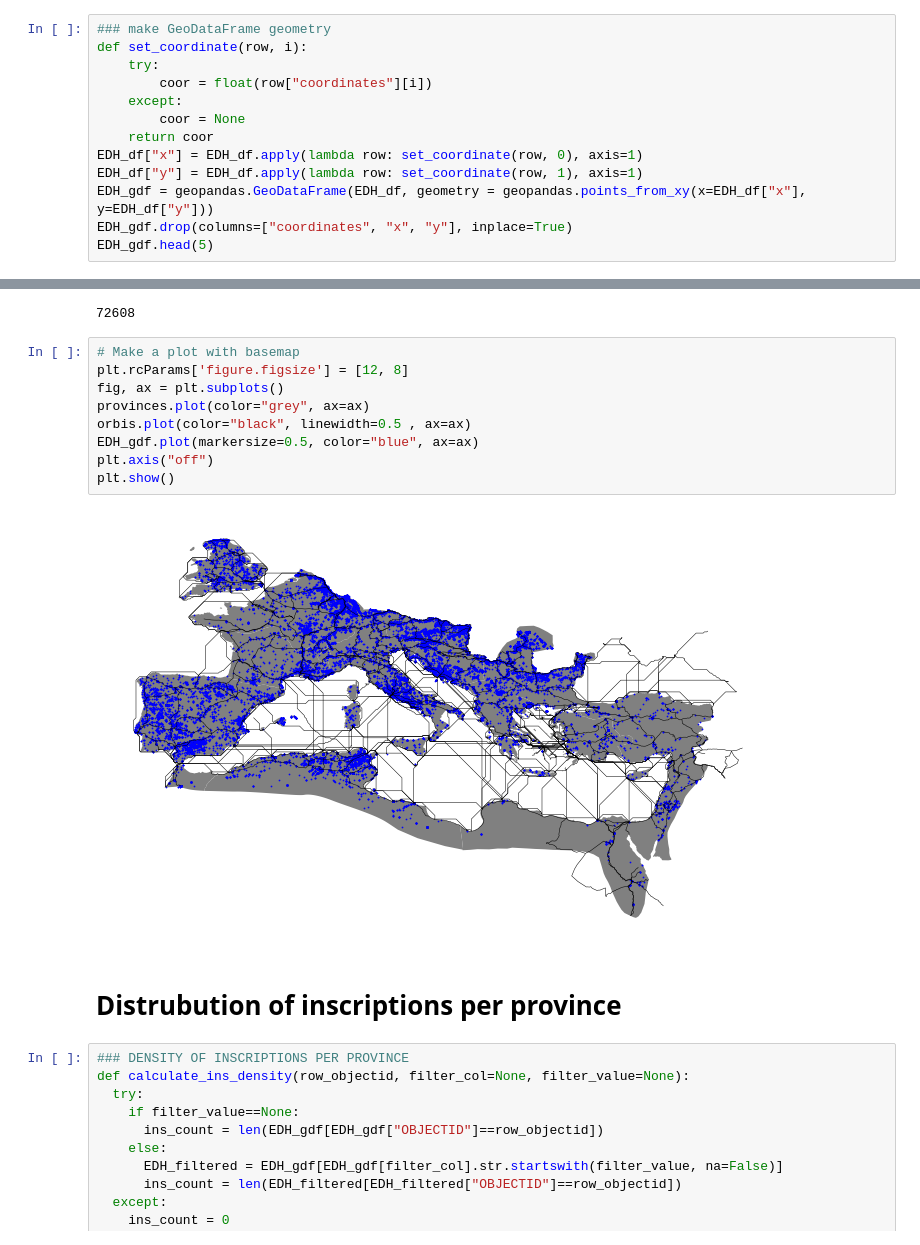
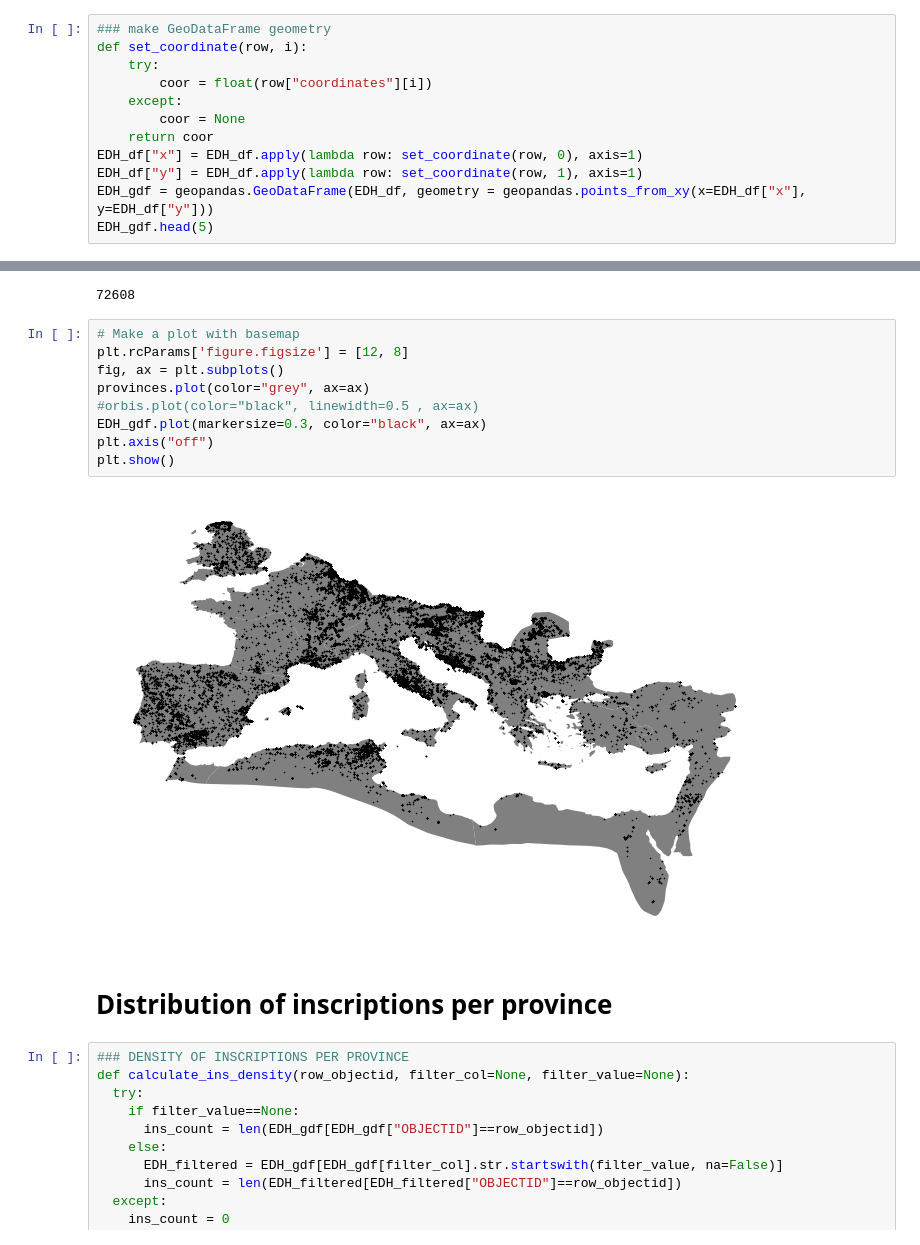
Before and after one commit to sdam-au/EDH_exploration, a Jupyter notebook: scripts/py_SPATIAL_ANALYSIS.ipynb, the cells around one changed output, grey strips where cells are left out. Drawn from its saved outputs; the diff is of its cells as text.

```diff
--- a/scripts/py_SPATIAL_ANALYSIS.ipynb
+++ b/scripts/py_SPATIAL_ANALYSIS.ipynb
@@ -176,7 +179,6 @@ def set_coordinate(row, i):
 EDH_df["x"] = EDH_df.apply(lambda row: set_coordinate(row, 0), axis=1)
 EDH_df["y"] = EDH_df.apply(lambda row: set_coordinate(row, 1), axis=1)
 EDH_gdf = geopandas.GeoDataFrame(EDH_df, geometry = geopandas.points_from_xy(x=EDH_df["x"], y=EDH_df["y"]))
-EDH_gdf.drop(columns=["coordinates", "x", "y"], inplace=True)
 EDH_gdf.head(5)
 # %% [output]
 |  | responsible_individual | type_of_inscription | letter_size | not_after | literature | work_status | height | ... |
@@ -241,16 +248,16 @@ len(EDH_gdf)
 # %%
 # Make a plot with basemap
 plt.rcParams['figure.figsize'] = [12, 8]
 fig, ax = plt.subplots()
 provinces.plot(color="grey", ax=ax)
-orbis.plot(color="black", linewidth=0.5 , ax=ax)
-EDH_gdf.plot(markersize=0.5, color="blue", ax=ax)
+#orbis.plot(color="black", linewidth=0.5 , ax=ax)
+EDH_gdf.plot(markersize=0.3, color="black", ax=ax)
 plt.axis("off")
 plt.show()
 # %% [output]
-[figure, old version]
+[figure, new version]
 # %% [markdown]
-# Distrubution of inscriptions per province
+# Distribution of inscriptions per province
 # %%
 ### DENSITY OF INSCRIPTIONS PER PROVINCE
 def calculate_ins_density(row_objectid, filter_col=None, filter_value=None):
```
Also changed, not shown: parts of 18 cells of this notebook, 2 other files.
